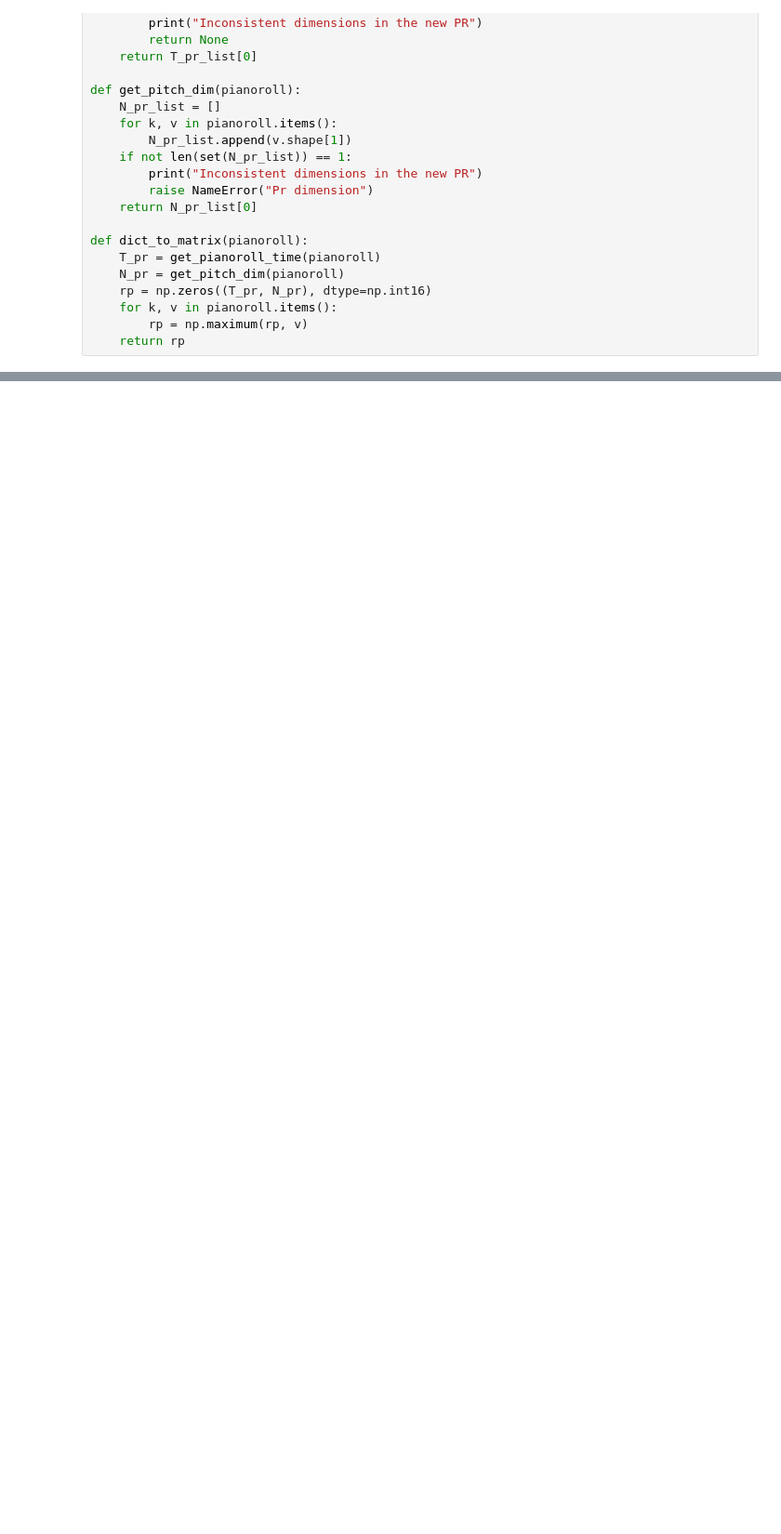
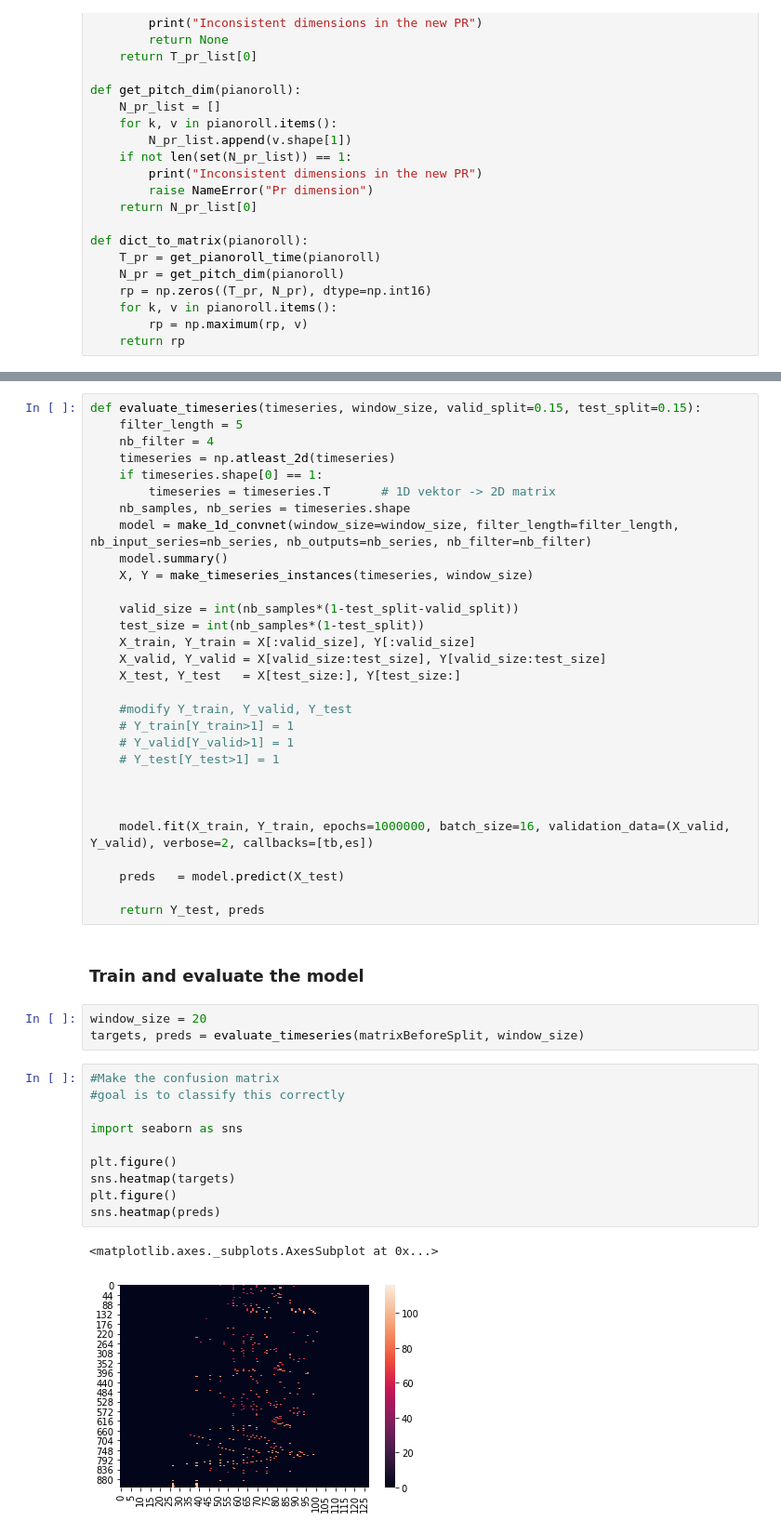
Before and after one commit to Takutino/AIT_finalProject_milestone, a Jupyter notebook: AIT_project_milestone_takuto.ipynb, the cells around one changed output, grey strips where cells are left out. Shown at 93% size. Drawn from its saved outputs; the diff is of its cells as text; blank space fills up the shorter version.

```diff
--- a/AIT_project_milestone_takuto.ipynb
+++ b/AIT_project_milestone_takuto.ipynb
@@ -341,0 +372,48 @@ For validation set
+# %%
+def evaluate_timeseries(timeseries, window_size, valid_split=0.15, test_split=0.15):
+    filter_length = 5
+    nb_filter = 4
+    timeseries = np.atleast_2d(timeseries)
+    if timeseries.shape[0] == 1:
+        timeseries = timeseries.T       # 1D vektor -> 2D matrix
+    nb_samples, nb_series = timeseries.shape
+    model = make_1d_convnet(window_size=window_size, filter_length=filter_length, nb_input_series=nb_series, nb_outputs=nb_series, nb_filter=nb_filter)
+    model.summary()
+    X, Y = make_timeseries_instances(timeseries, window_size)
+
+    valid_size = int(nb_samples*(1-test_split-valid_split))
+    test_size = int(nb_samples*(1-test_split))
+    X_train, Y_train = X[:valid_size], Y[:valid_size]
+    X_valid, Y_valid = X[valid_size:test_size], Y[valid_size:test_size]
+    X_test, Y_test   = X[test_size:], Y[test_size:]
+
+    #modify Y_train, Y_valid, Y_test
+    # Y_train[Y_train>1] = 1
+    # Y_valid[Y_valid>1] = 1
+    # Y_test[Y_test>1] = 1
+
+
+
+    model.fit(X_train, Y_train, epochs=1000000, batch_size=16, validation_data=(X_valid, Y_valid), verbose=2, callbacks=[tb,es])
+
+    preds   = model.predict(X_test)
+
+    return Y_test, preds
+# %% [markdown]
+### Train and evaluate the model
+# %%
+window_size = 20
+targets, preds = evaluate_timeseries(matrixBeforeSplit, window_size)
+# %%
+#Make the confusion matrix
+#goal is to classify this correctly
+
+import seaborn as sns
+
+plt.figure()
+sns.heatmap(targets)
+plt.figure()
+sns.heatmap(preds)
+# %% [output]
+<matplotlib.axes._subplots.AxesSubplot at 0x...>
+[figure, added]
```
Also changed, not shown: parts of 24 cells of this notebook.
